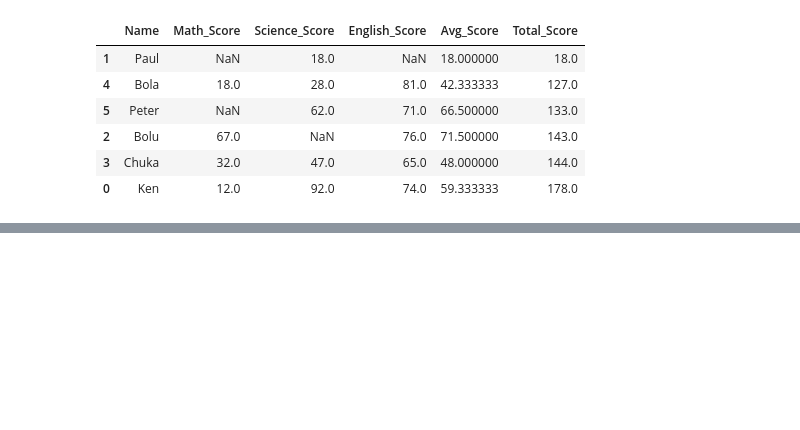
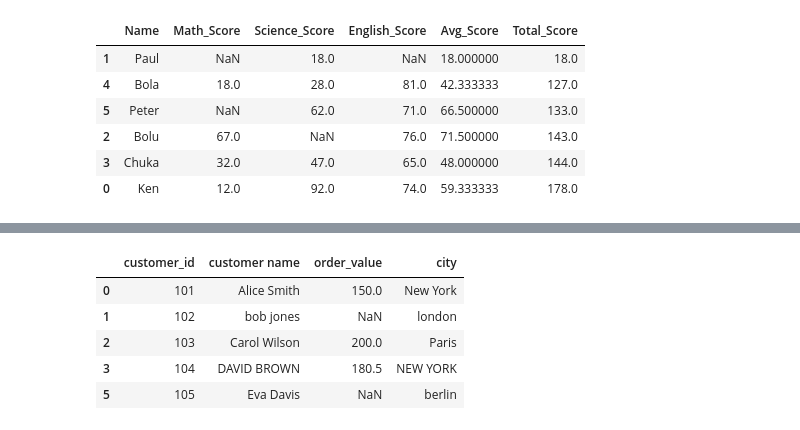
Before and after one commit to KEN-DATALABS/PROJECT-LIST, a Jupyter notebook: OneDrive/Documents/List Project/Project3.ipynb, the cells around one changed output, grey strips where cells are left out. Cells and saved outputs as stored; diff of their text form; code cells hidden in the pictures; blank space fills up the shorter version.

```diff
--- a/OneDrive/Documents/List Project/Project3.ipynb
+++ b/OneDrive/Documents/List Project/Project3.ipynb
@@ -188,0 +220,9 @@ class_track.sort_values(by='Total_Score',ascending= True)
+# %%
+df.head()
+# %% [output]
+|  | customer_id | customer name | order_value | city |
+| 0 | 101 | Alice Smith | 150.0 | New York |
+| 1 | 102 | bob jones | NaN | london |
+| 2 | 103 | Carol Wilson | 200.0 | Paris |
+| 3 | 104 | DAVID BROWN | 180.5 | NEW YORK |
+| 5 | 105 | Eva Davis | NaN | berlin |
```
Also changed, not shown: parts of 10 cells of this notebook.
